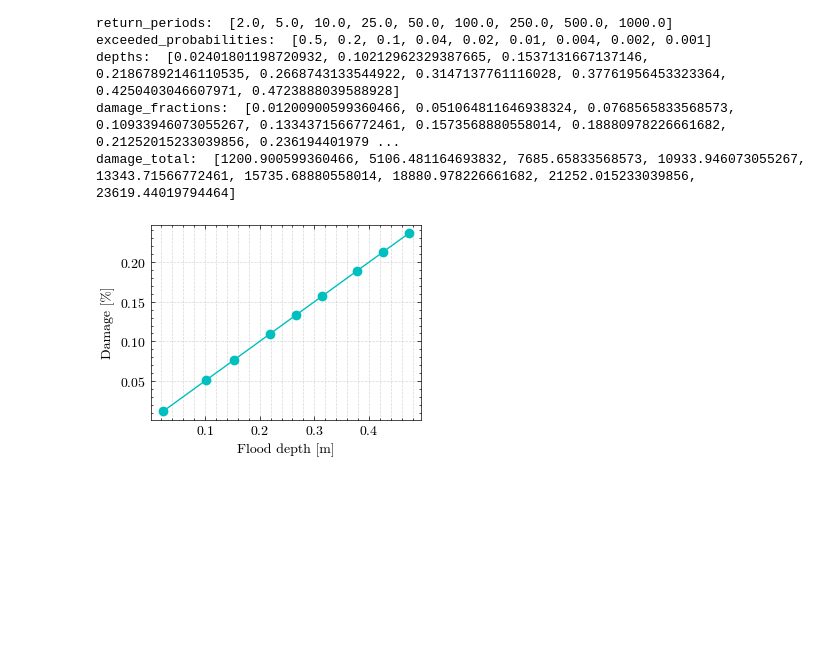
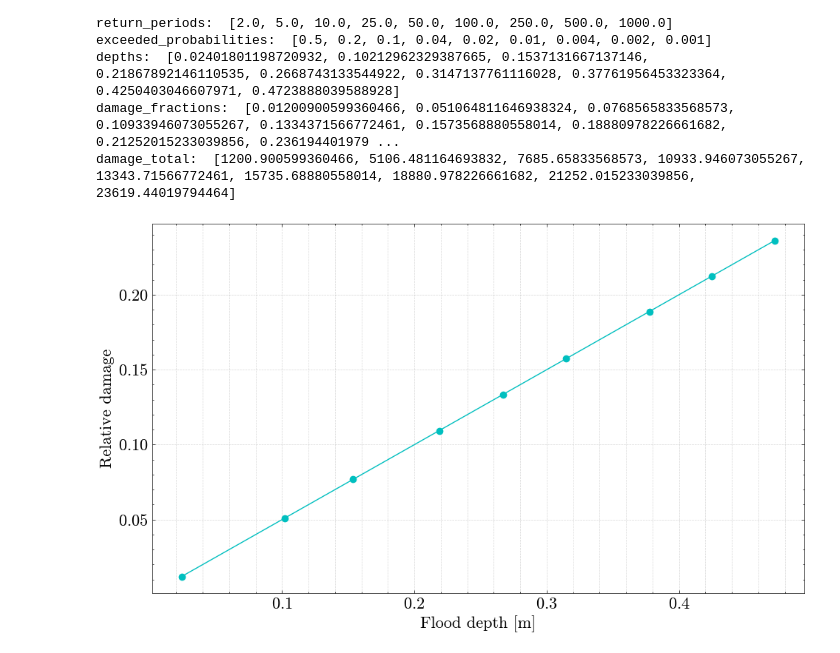
Before and after one commit to KubeljK/cvar-masters, a Jupyter notebook: notebooks/100-kk-plots-for-thesis.ipynb, the cells around one changed output. Saved outputs shown, nothing was run; the diff lists cells and outputs as text; code cells hidden in the pictures; blank space fills up the shorter version.

```diff
--- a/notebooks/100-kk-plots-for-thesis.ipynb
+++ b/notebooks/100-kk-plots-for-thesis.ipynb
@@ -39,14 +42,19 @@ from utils.flood_request_utils import (
 plot_damage_function_full_range("residential", color="orange", label="Residential")
 plot_damage_function_full_range("commercial", color="red", label="Commercial")
 plot_damage_function_full_range("industrial", color="purple", label="Industrial")
-plot_damage_function_full_range("agriculture", color="green", label="Agriculture")
+fig, ax = plot_damage_function_full_range("agriculture", color="green", label="Agriculture")
 # plt.grid()
 # plt.title("Flood Depth-Damage Function (Europe)")
+
+# Set fontsize of legent to 20
+plt.rcParams.update({'font.size': 16})
 
 plt.xlim(0, 6)
 plt.ylim(0, 1.1)
 plt.legend()
 
+plt.gcf().set_size_inches(10, 6)
+plt.savefig(IMAGES_PATH + "/03/vulnerability_curve_europe.pdf", dpi=300, bbox_inches="tight")
 # Make wider
-plt.gcf().set_size_inches(10, 6)
+#
 # %% [output]
@@ -63,8 +71,9 @@ litija_2 = {
     "lat": 46.056977
 }
 # %%
-data, request = get_wri_and_si_hazard_data(litija_2)
+data, request = get_wri_and_si_hazard_data(litija_1)
 fig = plot_wri_and_si_hazard_data(data, request)#, x_axis="AEP")
+fig.savefig(IMAGES_PATH + "/03/ikg_and_wri_for_one_point_example.pdf", dpi=300, bbox_inches="tight")
 fig.show()
 # %% [output]
 Property type not provided, using residential as default!!!!!!
@@ -129,8 +138,10 @@ damage_fractions:  [0.01200900599360466, 0.051064811646938324, 0.076856583356857
 damage_total:  [1200.900599360466, 5106.481164693832, 7685.65833568573, 10933.946073055267, 13343.71566772461, 15735.68880558014, 18880.978226661682, 21252.015233039856, 23619.44019794464]
 # %%
 def bplot(x, y, xlabel, ylabel, logx: bool = False, color="c"):
-    plt.plot(x, y, "o", color=color)
-    plt.plot(x, y, color=color)
+    fig, ax = plt.subplots(figsize=(10, 6))
+
+    ax.plot(x, y, "o", color=color)
+    ax.plot(x, y, color=color)
 
     plt.xlabel(xlabel)
     plt.ylabel(ylabel)
@@ -138,11 +149,11 @@ def bplot(x, y, xlabel, ylabel, logx: bool = False, color="c"):
         plt.xscale("log")
 
     # Add grid lines for both x and y axes
-    plt.grid(True, axis="y", linestyle="--", alpha=0.5)
-    plt.grid(True, axis="x", which="both",  linestyle="--", alpha=0.5)
-    plt.tight_layout()
+    ax.grid(True, axis="y", linestyle="--", alpha=0.5)
+    ax.grid(True, axis="x", which="both",  linestyle="--", alpha=0.5)
+    fig.tight_layout()
 # %%
-bplot(depths, damage_fractions, "Flood depth [m]", "Damage [%]")
+bplot(depths, damage_fractions, "Flood depth [m]", "Relative damage")
 # %% [output]
-[figure, old version]
+[figure, new version]
 # %%
```
Also changed, not shown: parts of 11 cells of this notebook, 3 other files.
